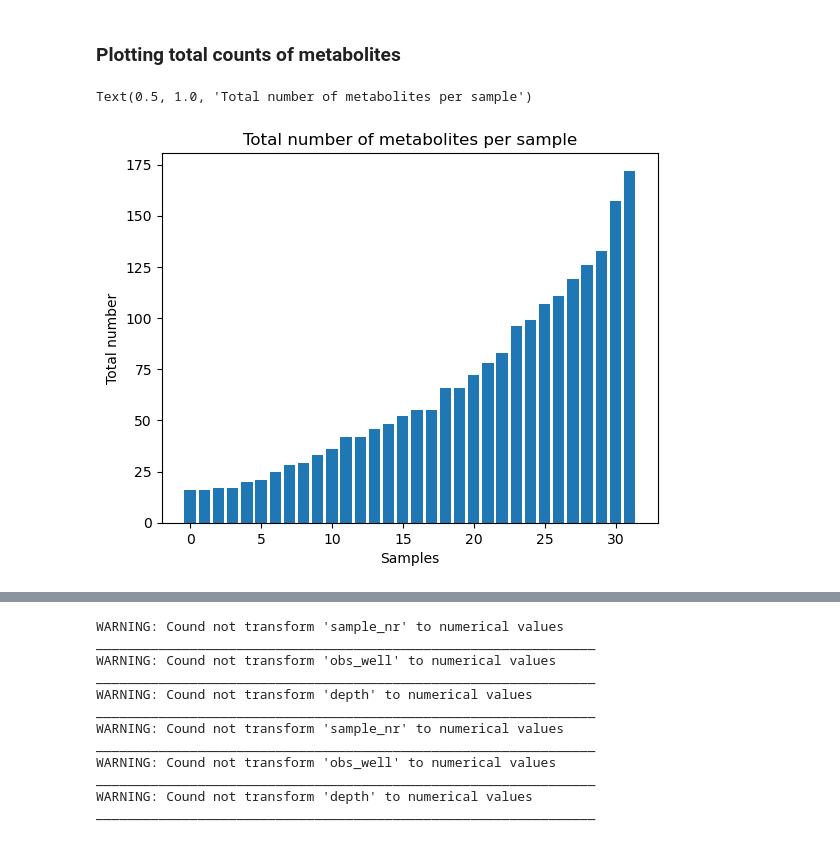
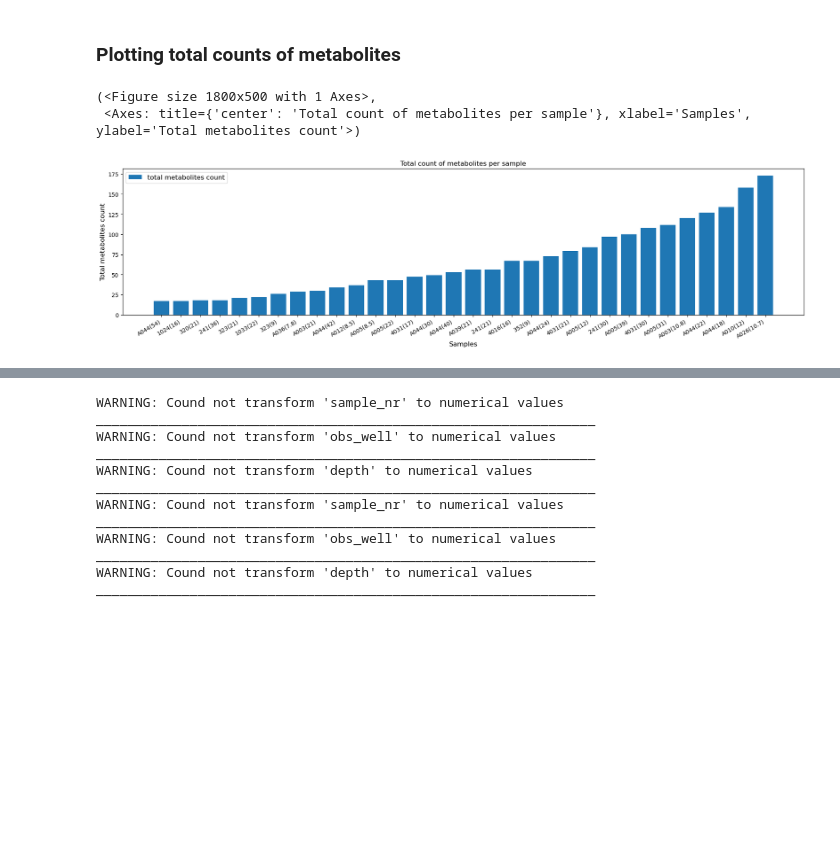
Before and after one commit to MiBiPreT/mibiscreen, a Jupyter notebook: examples/ex02_Amersfoort/example_02_amersfoort_metabolites.ipynb, the cells around one changed output, grey strips where cells are left out. Drawn from its saved outputs; the diff is of its cells as text; code cells hidden in the pictures; blank space fills up the shorter version.

Commit message:
update plots, example in py-file and notebook

```diff
--- a/examples/ex02_Amersfoort/example_02_amersfoort_metabolites.ipynb
+++ b/examples/ex02_Amersfoort/example_02_amersfoort_metabolites.ipynb
@@ -170,11 +245,20 @@ fig.autofmt_xdate(bottom=0.2, rotation=30, ha='right', which='major')
 # %% [markdown]
 ### Plotting total counts of metabolites
 # %%
-plt.bar(np.arange(len(metabolites_count.values)),np.sort(metabolites_count.values))
-plt.xlabel('Samples')
-plt.ylabel('Total number')
-plt.title('Total number of metabolites per sample')
-# plt.legend()
+mbs.contaminants_bar(metabolites,
+                     list_contaminants = ['metabolites_count'],
+                     list_labels = ['total metabolites count'],
+                     sort = True,
+                     name_sample = True,
+                     figsize = [18,5],
+                     textsize = 12,
+                     ylabel = r'Total metabolites count',
+                     loc='upper left',
+                     title_text = 'Total count of metabolites per sample',
+                     xtick_autorotate = True,
+                      # save_fig = 'metabolites_count_bar.png',
+                     )
 # %% [output]
-Text(0.5, 1.0, 'Total number of metabolites per sample')
+(<Figure size 1800x500 with 1 Axes>,
+ <Axes: title={'center': 'Total count of metabolites per sample'}, xlabel='Samples', ylabel='Total metabolites count'>)
-[figure, old version]
+[figure, new version]
```
Also changed, not shown: parts of 11 cells of this notebook, 10 other files.
